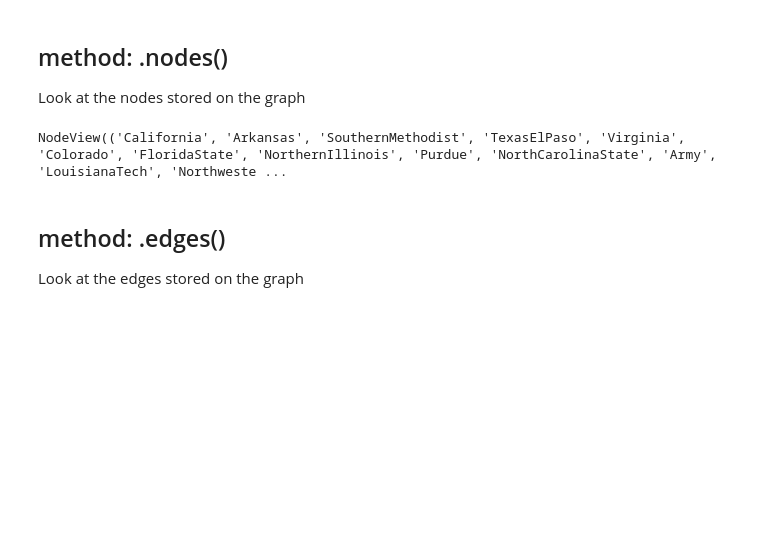
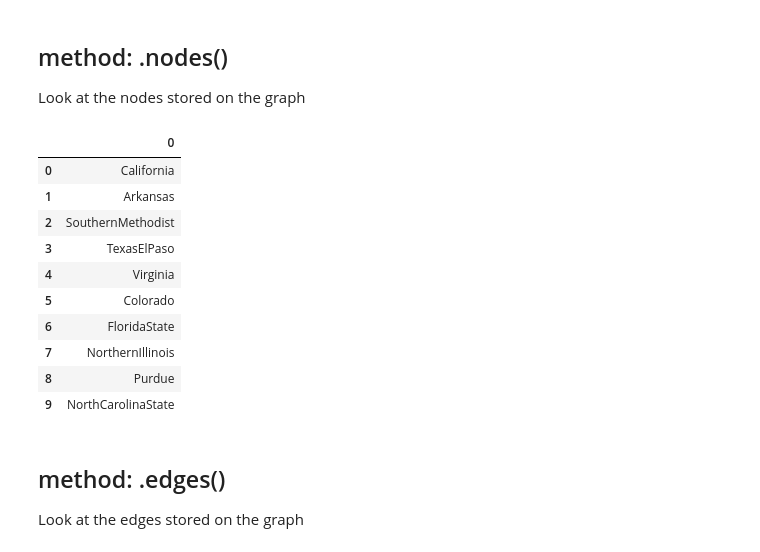
Before and after one commit to nikolausn/wholetale-network-analysis, a Jupyter notebook: Network_Analysis_101.ipynb, the cells around one changed output. Drawn from its saved outputs; the diff is of its cells as text; code cells hidden in the pictures; blank space fills up the shorter version.

```diff
--- a/Network_Analysis_101.ipynb
+++ b/Network_Analysis_101.ipynb
@@ -42,10 +42,20 @@ football_graph = nx.read_gml("football.gml")
 ## method: .nodes()
 
 Look at the nodes stored on the graph
-# %%
-football_graph.nodes()
-# %% [output]
-NodeView(('California', 'Arkansas', 'SouthernMethodist', 'TexasElPaso', 'Virginia', 'Colorado', 'FloridaState', 'NorthernIllinois', 'Purdue', 'NorthCarolinaState', 'Army', 'LouisianaTech', 'Northweste ...
+# %%
+pd.DataFrame(list(football_graph.nodes())).head(10)
+# %% [output]
+|  | 0 |
+| 0 | California |
+| 1 | Arkansas |
+| 2 | SouthernMethodist |
+| 3 | TexasElPaso |
+| 4 | Virginia |
+| 5 | Colorado |
+| 6 | FloridaState |
+| 7 | NorthernIllinois |
+| 8 | Purdue |
+| 9 | NorthCarolinaState |
 # %% [markdown]
 ## method: .edges()
 
```
Also changed, not shown: parts of 7 cells of this notebook.
